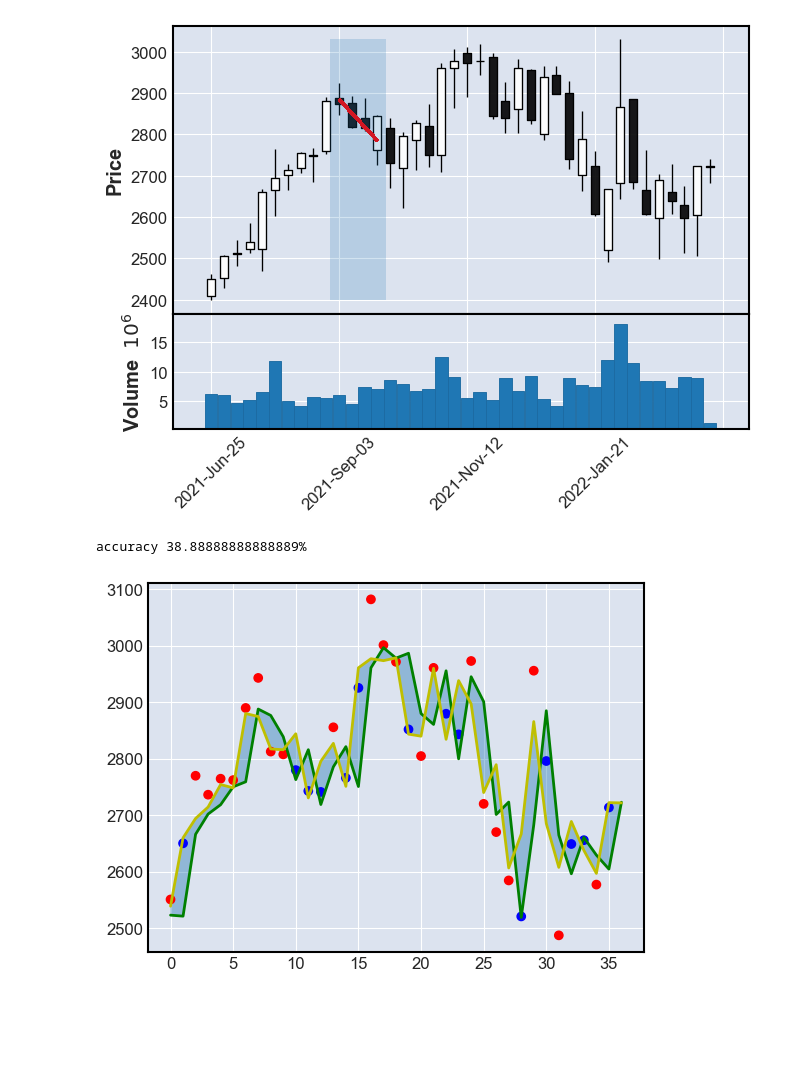
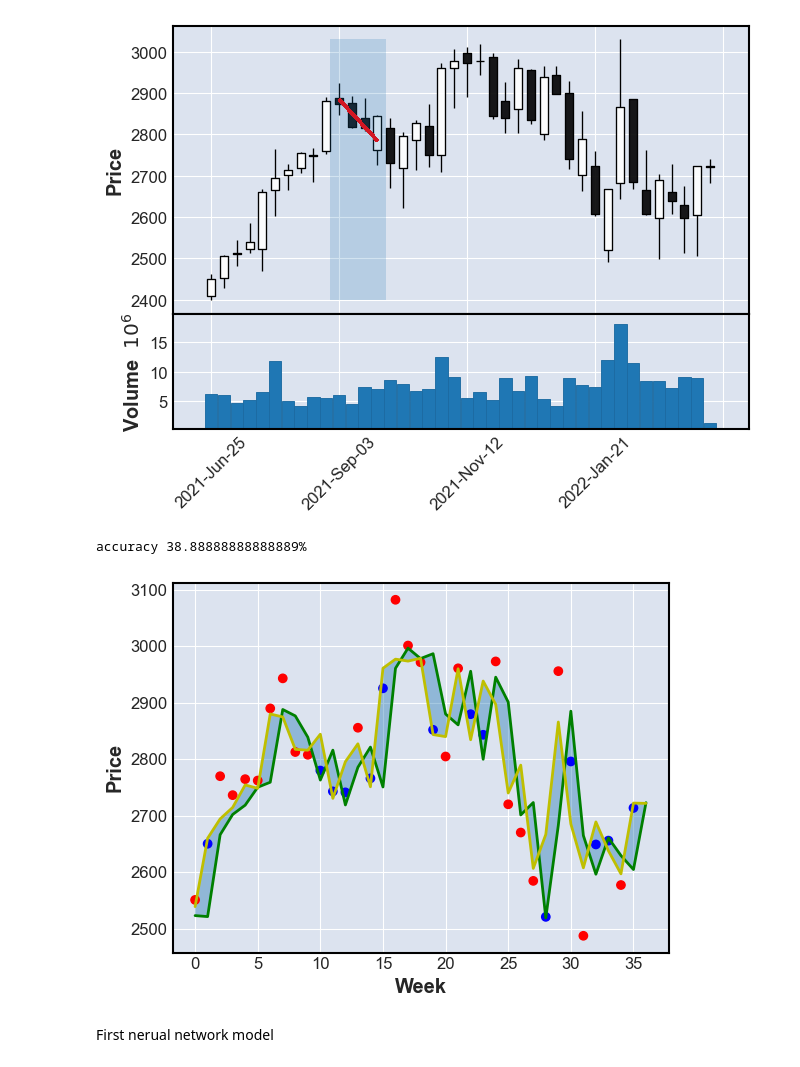
Before and after one commit to marcosmartinezfco/Proyecto-Fin-Grado-61IW, a Jupyter notebook: predictionModule/lstm.ipynb, the cells around one changed output. Saved outputs shown, nothing was run; the diff lists cells and outputs as text; code cells hidden in the pictures; blank space fills up the shorter version.

Commit message:
baseline model

```diff
--- a/predictionModule/lstm.ipynb
+++ b/predictionModule/lstm.ipynb
@@ -40,20 +45,25 @@ mpl.plot(raw_df[-40:], type='candle', volume=True, vlines=dict(vlines='2021-09-1
 # %%
 def simple_predictions(df):
     success = 0
     forecast = []
     for x in range(3, len(df)-1):
         interpolate = interp1d(range(4), [(df.iloc[row]['open'] + df.iloc[row]['close']) / 2 for row in range(x-3, x+1)], kind='slinear', fill_value='extrapolate', bounds_error=False)
         forecast.append(t:=interpolate(4))
         if  df.iloc[x+1]['open'] <= t <= df.iloc[x+1]['close'] or df.iloc[x+1]['open'] >= t >= df.iloc[x+1]['close']:
             success += 1
     print(f'accuracy {success/(len(df)-4)*100}%')
     fig, ax = plt.subplots()
     ax.fill_between(range(0, len(df)-3), df['open'][3:], df['close'][3:], alpha=0.4)
     ax.plot(range(0, len(df)-3), df['open'][3:], color='g')
     ax.plot(range(0, len(df)-3), df['close'][3:], color='y')
     ax.scatter(range(0, len(df)-4), forecast, c=np.array([[0., 0., 1.] if df.iloc[3 + i]['open'] <= forecast[i] <= df.iloc[3+i]['close'] or df.iloc[3+i]['open'] >= forecast[i] >= df.iloc[3+i]['close'] else [1., 0., 0.] for i in range(len(forecast))]))
+    ax.set_xlabel('Week')
+    ax.set_ylabel('Price')
     fig.show()
+
 simple_predictions(raw_df[-40:])
 # %% [output]
 accuracy 38.88888888888889%
-[figure, old version]
+[figure, new version]
+# %% [markdown]
+First nerual network model
```
Also changed, not shown: parts of 1 cell of this notebook.
